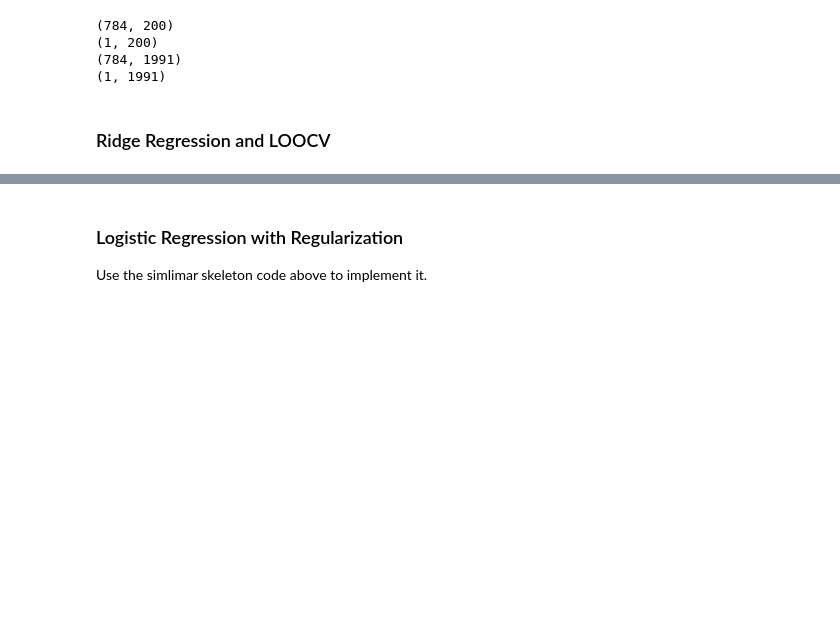
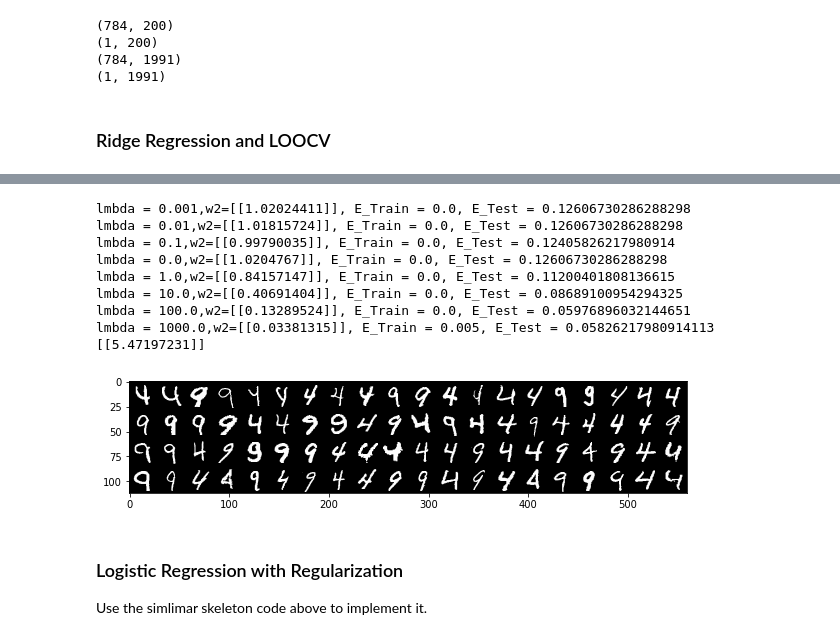
Before and after one commit to Dearkano/Data-Mining, a Jupyter notebook: dm2019summer_hw2/regularization-cross-validation/validation.ipynb, the cells around one changed output, grey strips where cells are left out. Saved outputs shown, nothing was run; the diff lists cells and outputs as text; code cells hidden in the pictures; blank space fills up the shorter version.

```diff
--- a/dm2019summer_hw2/regularization-cross-validation/validation.ipynb
+++ b/dm2019summer_hw2/regularization-cross-validation/validation.ipynb
@@ -131,3 +124,64 @@ lmbda = 1000.0, E_Train = 0.015, E_Test = 0.62
+# %%
+show_digit(X)
+# Do feature normalization here
+# begin answer
+X = np.array(X, dtype=np.float)
+X_test = np.array(X_test, dtype=np.float)
+P, N = X.shape
+Pt, Nt = X_test.shape
+for i in range(P):
+    if(np.std(X[i])==0):
+        X[i] = 0
+        continue
+    X[i] = (X[i] - np.mean(X[i]))/np.std(X[i])
+for i in range(Pt):
+    if(np.std(X_test[i])==0):
+        X_test[i] = 0
+        continue
+    X_test[i] = (X_test[i] - np.mean(X_test[i])) / np.std(X_test[i])
+# end answer
+
+lmbdas = np.array([1e-3, 1e-2, 1e-1, 0, 1, 1e1, 1e2, 1e3])
+lmbda = 0
+b = np.ones((1, N))
+x = np.vstack((b, X))
+bt = np.ones((1, Nt))
+xt = np.vstack((bt, X_test))
+y = y[0]
+y_test = y_test[0]
+from ridge import ridge
+
+K = np.array([[0.]])
+for i in range(len(lmbdas)):
+    E_Train = E_Test = 0
+    w = ridge(x, y, lmbdas[i])
+    w2 = np.dot(w.T, w)
+    K += w2
+    for j in range(N):
+        s1 = np.dot(w.T, x[:,j].reshape(-1,1))
+        if(s1 * y[j] < 0):
+            E_Train += 1
+    E_Train = E_Train/N
+    for j in range(Nt):
+        s1t = np.dot(w.T, xt[:, j].reshape(-1,1))
+        if(s1t * y_test[j] < 0):
+            E_Test += 1
+    E_Test = E_Test/Nt
+    lmbda = lmbdas[i]
+    print('lmbda = {},w2={}, E_Train = {}, E_Test = {}'.format(lmbda, w2,E_Train, E_Test))
+
+print(K)
+# %% [output]
+lmbda = 0.001,w2=[[1.02024411]], E_Train = 0.0, E_Test = 0.12606730286288298
+lmbda = 0.01,w2=[[1.01815724]], E_Train = 0.0, E_Test = 0.12606730286288298
+lmbda = 0.1,w2=[[0.99790035]], E_Train = 0.0, E_Test = 0.12405826217980914
+lmbda = 0.0,w2=[[1.0204767]], E_Train = 0.0, E_Test = 0.12606730286288298
+lmbda = 1.0,w2=[[0.84157147]], E_Train = 0.0, E_Test = 0.11200401808136615
+lmbda = 10.0,w2=[[0.40691404]], E_Train = 0.0, E_Test = 0.08689100954294325
+lmbda = 100.0,w2=[[0.13289524]], E_Train = 0.0, E_Test = 0.05976896032144651
+lmbda = 1000.0,w2=[[0.03381315]], E_Train = 0.005, E_Test = 0.05826217980914113
+[[5.47197231]]
+[figure, added]
 # %% [markdown]
 ### Logistic Regression with Regularization
 Use the simlimar skeleton code above to implement it.
```
Also changed, not shown: parts of 4 cells of this notebook, 5 other files.
